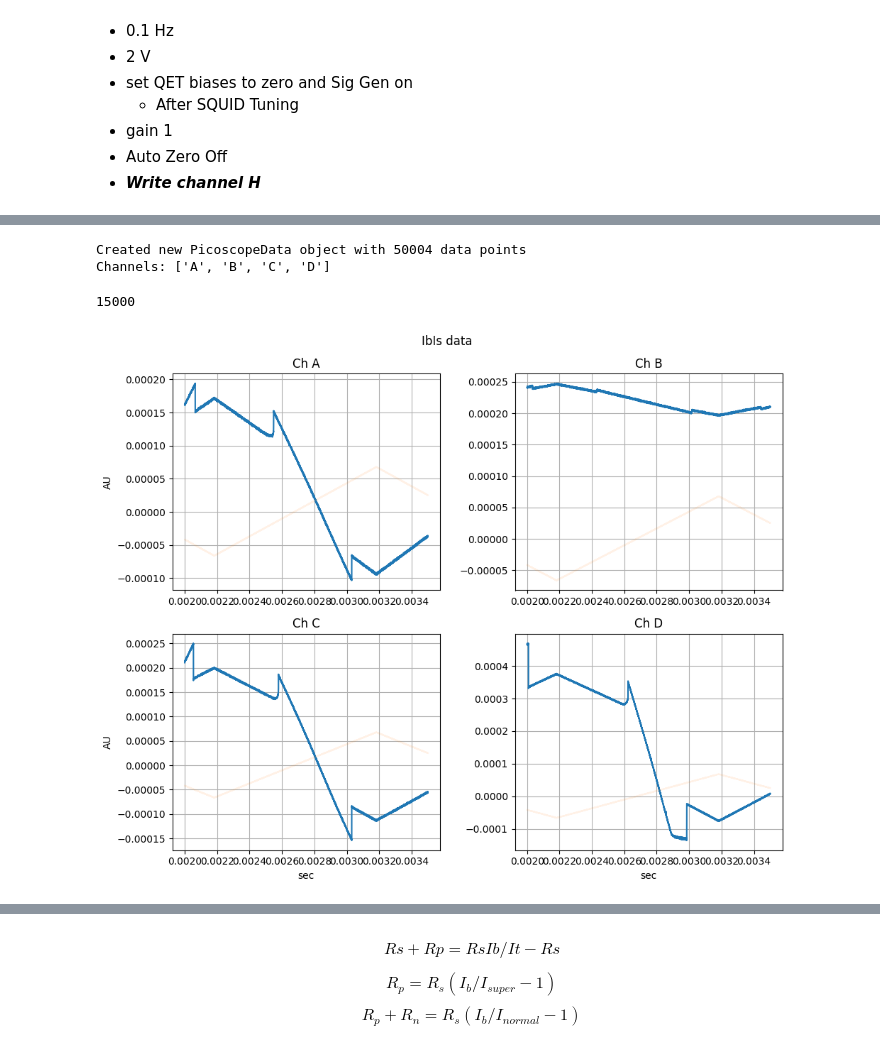
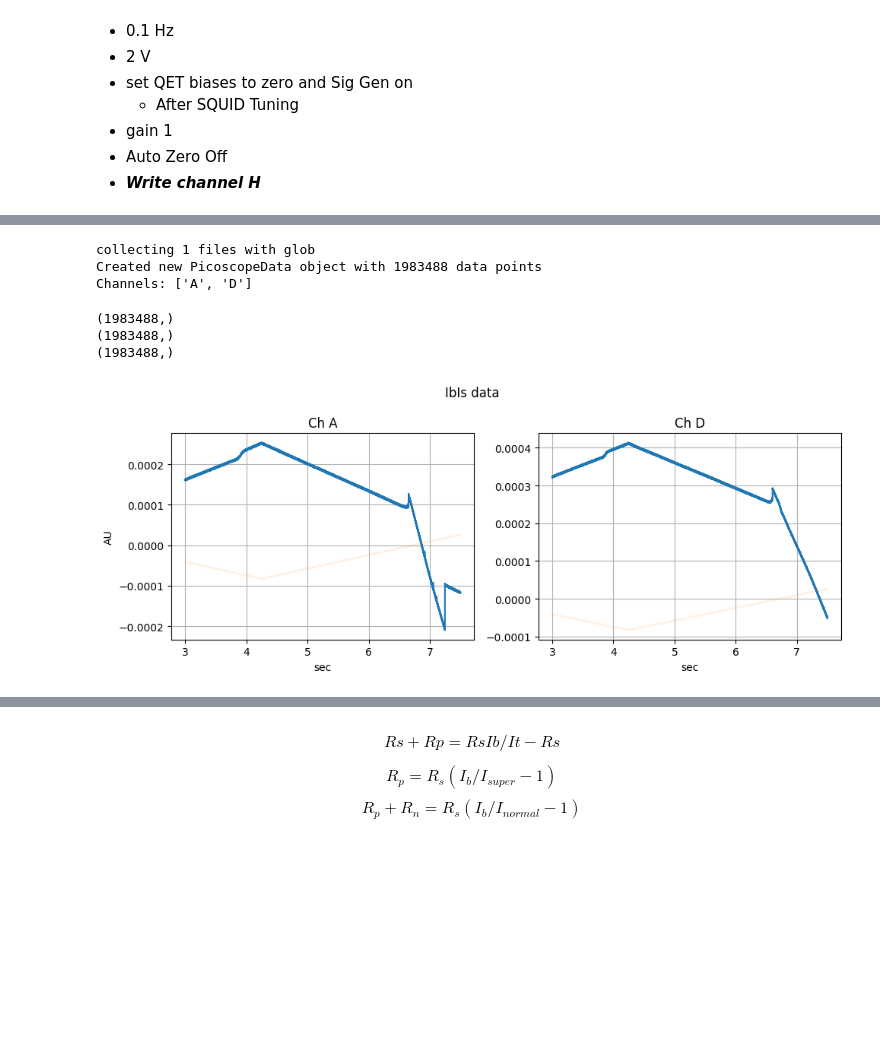
Before and after one commit to tamu-edu/tes_noise, a Jupyter notebook: IbIs.ipynb, the cells around one changed output, grey strips where cells are left out. Drawn from its saved outputs; the diff is of its cells as text; code cells hidden in the pictures; blank space fills up the shorter version.

```diff
--- a/IbIs.ipynb
+++ b/IbIs.ipynb
@@ -71,10 +42,19 @@ channels = 'ABCD' # select channel names
+# %%
+folder_base = "D:"
+runnum = 10
+data_dir = folder_base + '/B01_Runs' + f'/Run{runnum}/IbIs'
+runname = '20251030-0002'
+glob_pattern = data_dir + '/*.csv'
+channels = 'AD'
 # %%
 # read ibis data into PicoscopeData object
 import picoscopedata
 importlib.reload(picoscopedata)
 from picoscopedata import PicoscopeData
-ibis = PicoscopeData(runname, data_dir = data_dir, idx = idx)
+# ibis = PicoscopeData(runname, data_dir = data_dir, idx = idx)
+ibis = PicoscopeData(runname, data_dir, glob_pattern = glob_pattern, row_avg = 0, sigchan='H')
 # %% [output]
-Created new PicoscopeData object with 50004 data points
-Channels: ['A', 'B', 'C', 'D']
+collecting 1 files with glob
+Created new PicoscopeData object with 1983488 data points
+Channels: ['A', 'D']
 # %%
@@ -83,36 +63,47 @@ ibis.resize(20_000, 35_000, 1)
-# %%
-ibis('H').size
-# %% [output]
-15000
+# %%
+for k in ibis.arrs:
+    print(ibis.arrs[k].flatten().shape)
+# %% [output]
+(1983488,)
+(1983488,)
+(1983488,)
 # %%
 numrows = (1+len(channels))//2
 
 
 fig, axs = plt.subplots(nrows = numrows, ncols = 2, figsize = (10,4*numrows))
 
 fig.suptitle('IbIs data')
 
-for ax in axs[1]:
-    ax.set_xlabel('sec')
-for ax in axs[:,0]:
-    ax.set_ylabel('AU')
+if numrows > 1:
+    for ax in axs[1]:
+        ax.set_xlabel('sec')
+    for ax in axs[:,0]:
+        ax.set_ylabel('AU')
+else:
+    axs[0].set_ylabel('AU')
 
 for i, (c, ax) in enumerate(zip(channels, axs.flatten())):
+
+# for c in channels:
 
     ax.grid()
 
     ax.plot(ibis.ts, ibis(c))
     ax.plot(ibis.ts, ibis('H')/10, alpha = 0.1)
     ax.set_title(f'Ch {c}')
 
+    if numrows == 1:
+        ax.set_xlabel('sec')
+
     wind = ax.axis()
 
     #ax.fill_betweenx((wind[2], wind[3]), 2*[ibis.ts[n1]], 2*[ibis.ts[n2]], alpha = 0.1, color = 'b')
     #ax.fill_betweenx((wind[2], wind[3]), 2*[ibis.ts[sc1]], 2*[ibis.ts[sc2]], alpha = 0.1, color = 'r')
 
 fig.tight_layout()
 # %% [output]
-[figure, old version]
+[figure, new version]
 # %%
 numrows = (1+len(channels))//2
 
```
Also changed, not shown: parts of 22 cells of this notebook, 4 other files.
